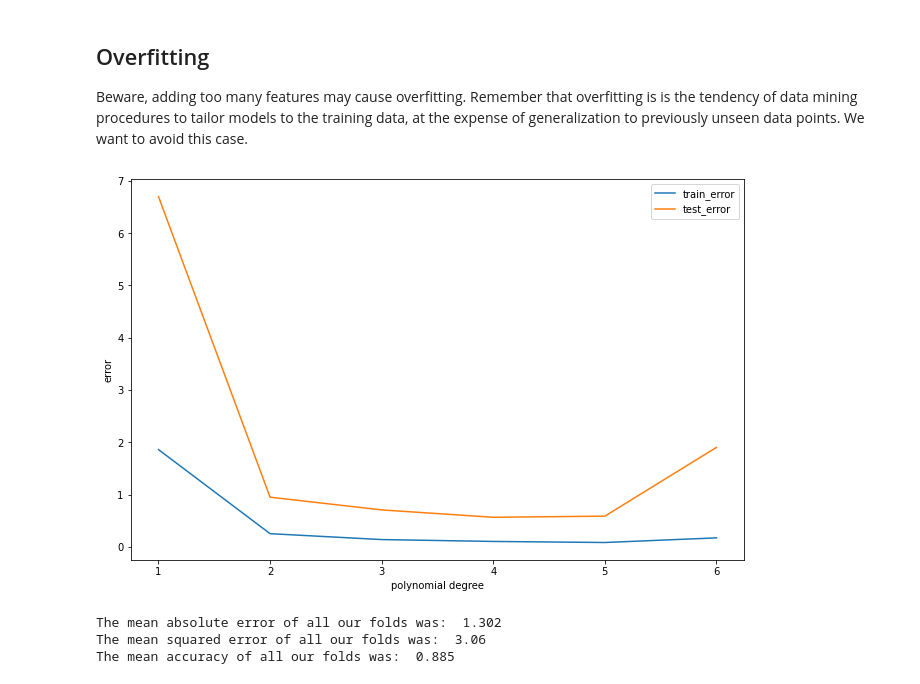
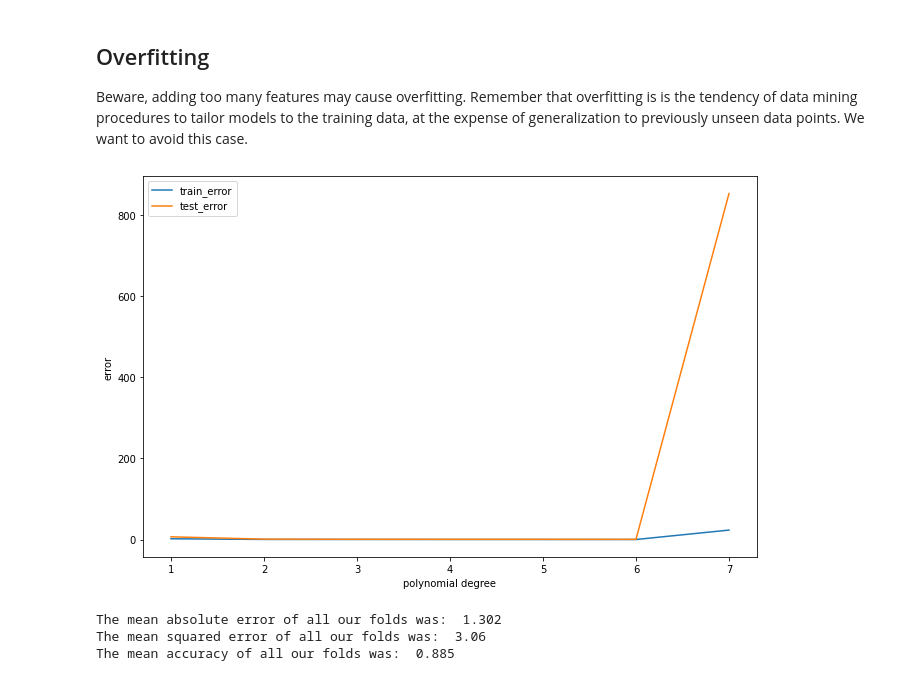
Before and after one commit to michalis0/Business-Intelligence-and-Analytics, a Jupyter notebook: week9 - Regression2/Walkthrough/ Walkthrough_Regression_2.ipynb, the cells around one changed output. Saved outputs shown, nothing was run; the diff lists cells and outputs as text; code cells hidden in the pictures.

```diff
--- a/week9 - Regression2/Walkthrough/ Walkthrough_Regression_2.ipynb
+++ b/week9 - Regression2/Walkthrough/ Walkthrough_Regression_2.ipynb
@@ -308,24 +308,24 @@ Remember that overfitting is is the tendency of data mining procedures to tailor
 # %%
 train_err = []
 test_err = []
-for f in range(1,7):
+for f in range(1,8):
     poly = PolynomialFeatures(f)
     X_poly = poly.fit_transform(X)
     X_train, X_test, y_train, y_test = train_test_split(X_poly, y, test_size=0.2, random_state=10)
-    LR = LinearRegression(fit_intercept=True)
+    LR = LinearRegression(fit_intercept=False)
     LR.fit(X_train, y_train)
     train_err.append(mean_squared_error(y_train, LR.predict(X_train)))
     test_err.append(mean_squared_error(y_test, LR.predict(X_test)))
 
 
 fig=plt.figure(figsize=(11,7))
-plt.plot(range(1,7), train_err, label="train_error")
-plt.plot(range(1,7), test_err, label="test_error")
+plt.plot(range(1,8), train_err, label="train_error")
+plt.plot(range(1,8), test_err, label="test_error")
 plt.legend(fontsize=10)
 plt.xlabel("polynomial degree")
 dummy = plt.ylabel("error")
 # %% [output]
-[figure, old version]
+[figure, new version]
 # %%
 from sklearn.model_selection import KFold
 
```
Also changed, not shown: parts of 1 cell of this notebook.
